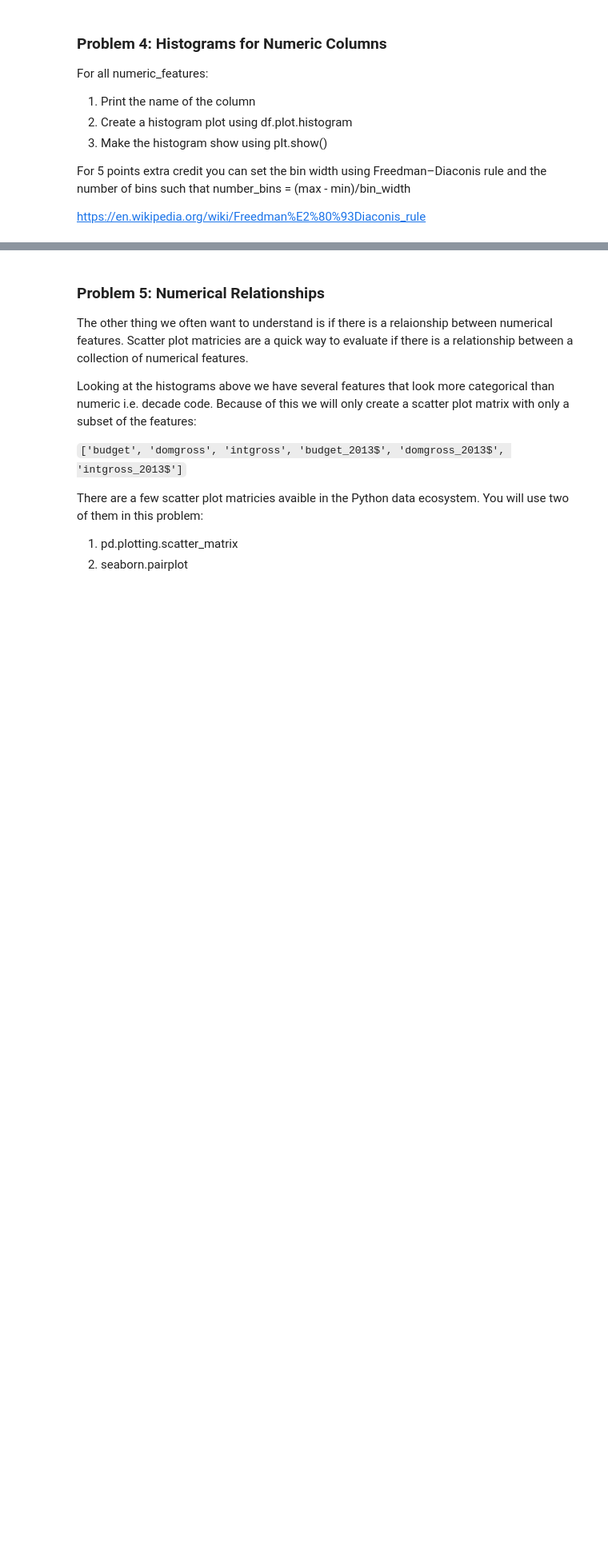
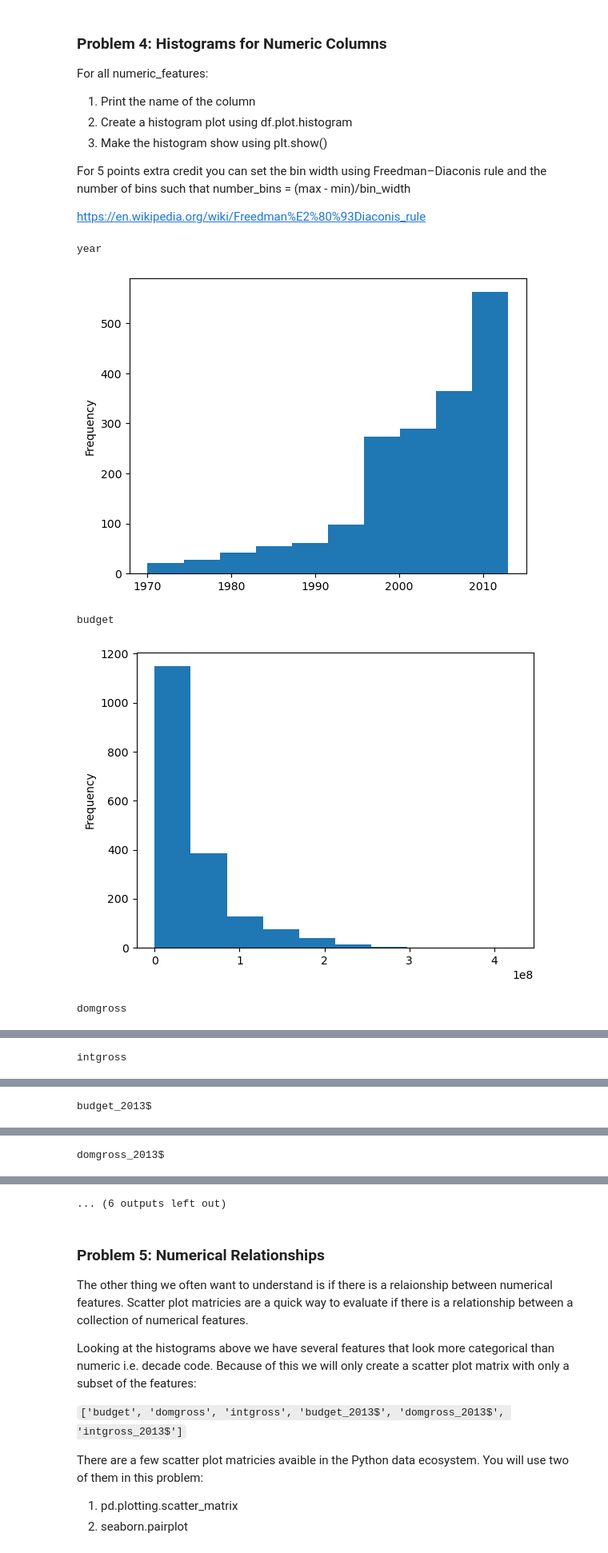
Before and after one commit to oi12bu/AD450, a Jupyter notebook: week_6_eda_matrix.ipynb, the cells around one changed output, grey strips where cells are left out. Shown at 80% size. Saved outputs shown, nothing was run; the diff lists cells and outputs as text; code cells hidden in the pictures; blank space fills up the shorter version.

```diff
--- a/week_6_eda_matrix.ipynb
+++ b/week_6_eda_matrix.ipynb
@@ -387,7 +391,13 @@ number_bins = (max - min)/bin_width
 
 https://en.wikipedia.org/wiki/Freedman%E2%80%93Diaconis_rule
 # %%
-# Drew did:
-# for column in numeric_features:
-#   movie_df[column].plot.hist()
-#   plt.show()
+for column in numeric_features1:
+  print(column)
+  movie_df[column].plot.hist()
+  plt.show()
+# %% [output]
+year
+[figure, added]
+budget
+[figure, added]
+domgross
@@ -393,0 +405 @@ https://en.wikipedia.org/wiki/Freedman%E2%80%93Diaconis_rule
+intgross
@@ -393,0 +407 @@ https://en.wikipedia.org/wiki/Freedman%E2%80%93Diaconis_rule
+budget_2013$
@@ -393,0 +409 @@ https://en.wikipedia.org/wiki/Freedman%E2%80%93Diaconis_rule
+domgross_2013$
@@ -394,3 +411,4 @@ https://en.wikipedia.org/wiki/Freedman%E2%80%93Diaconis_rule
+... (6 outputs left out)
 # %% [markdown]
 ### Problem 5: Numerical Relationships
 The other thing we often want to understand is if there is a relaionship between numerical features. Scatter plot matricies are a quick way to evaluate if there is a relationship between a collection of numerical features.
```
Also changed, not shown: parts of 9 cells of this notebook, 1 other file.
